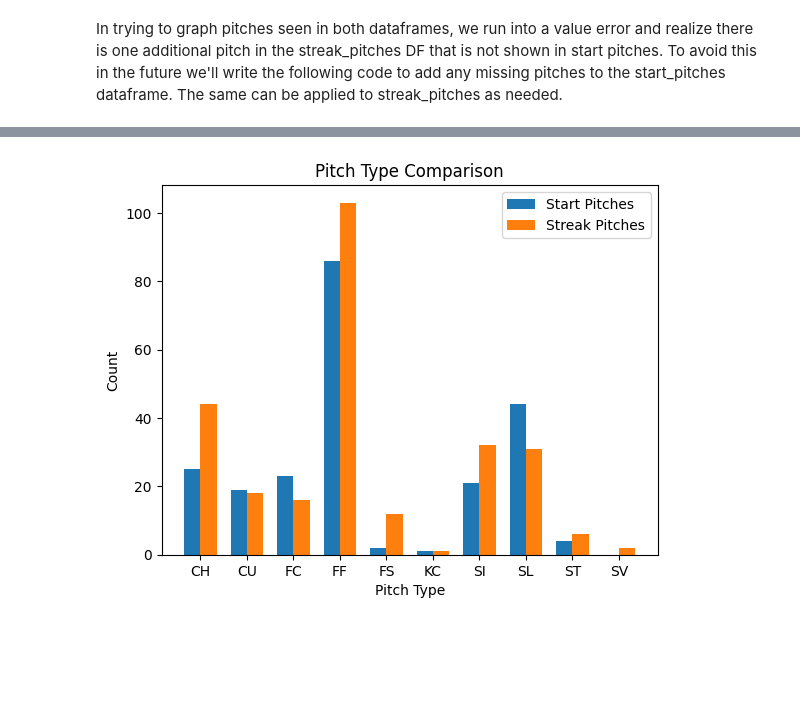
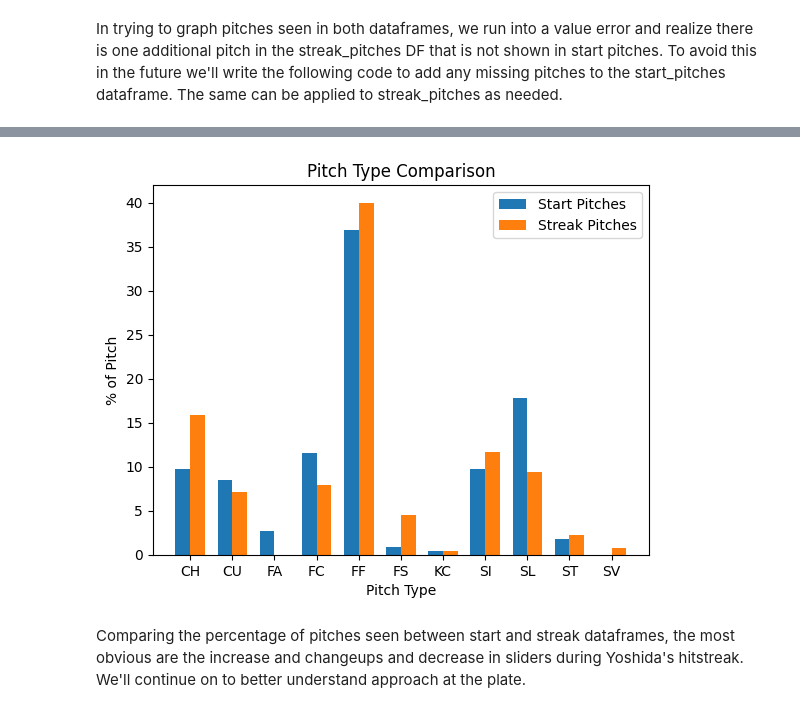
Before and after one commit to mjeisenh/The-Legend-of-Yoshida, a Jupyter notebook: yoshida_streak_analysis.ipynb, the cells around one changed output, grey strips where cells are left out. Cells and saved outputs as stored; diff of their text form; code cells hidden in the pictures; blank space fills up the shorter version.

```diff
--- a/yoshida_streak_analysis.ipynb
+++ b/yoshida_streak_analysis.ipynb
@@ -243,6 +249,18 @@ missing_pitch_types = set(streak_pitches['pitch_type']) - set(start_pitches['pit
 for pitch_type in missing_pitch_types:
     start_pitches = start_pitches.append({'pitch_type': pitch_type, 'start_count': 0}, ignore_index=True)
 
-# Confirmed both dataframes match now
+missing_pitch_types_2 = set(start_pitches['pitch_type']) - set(streak_pitches['pitch_type'])
+
+for pitch_type in missing_pitch_types_2:
+    streak_pitches = streak_pitches.append({'pitch_type' : pitch_type, 'streak_count': 0}, ignore_index=True)
+
+# Getting percent of each pitch to give better frame of reference
+
+start_percentages = ( start_pitches['start_count'] / start_pitches['start_count'].sum() ) * 100
+start_pitches['%_Total'] = start_percentages
 start_pitches
+
+streak_percentages = ( streak_pitches['streak_count'] / streak_pitches['streak_count'].sum() ) * 100
+streak_pitches['%_Total'] = streak_percentages
+streak_pitches
 # %% [output]
@@ -259,0 +281,6 @@ start_pitches
+# %%
+start_pitches = start_pitches.sort_values(by='pitch_type')
+start_pitches = start_pitches.reset_index(drop=True)
+streak_pitches = streak_pitches.sort_values(by='pitch_type')
+streak_pitches = streak_pitches.reset_index(drop=True)
+start_pitches
@@ -260,23 +315,25 @@ start_pitches
 # %%
 bar_width = .35
 
 x = np.arange(len(start_pitches['pitch_type']))
 
 # Create the bar graph using value x and bar_width to offset bar position.
-plt.bar(x - bar_width/2, start_pitches['start_count'], width=bar_width, label='Start Pitches')
-plt.bar(x + bar_width/2, streak_pitches['streak_count'], width=bar_width, label='Streak Pitches')
+plt.bar(x - bar_width/2, start_pitches['%_Total'], width=bar_width, label='Start Pitches')
+plt.bar(x + bar_width/2, streak_pitches['%_Total'], width=bar_width, label='Streak Pitches')
 
 # Set the x-tick labels
 plt.xticks(x, start_pitches['pitch_type'])
 
 # Set the axis labels and title
 plt.xlabel('Pitch Type')
-plt.ylabel('Count')
+plt.ylabel('% of Pitch')
 plt.title('Pitch Type Comparison')
 plt.legend()
 
 # Display the bar graph
 plt.show()
 # %% [output]
-[figure, old version]
+[figure, new version]
+# %% [markdown]
+Comparing the percentage of pitches seen between start and streak dataframes, the most obvious are the increase and changeups and decrease in sliders during Yoshida's hitstreak. We'll continue on to better understand approach at the plate.
 # %%
```
Also changed, not shown: parts of 30 cells of this notebook.
